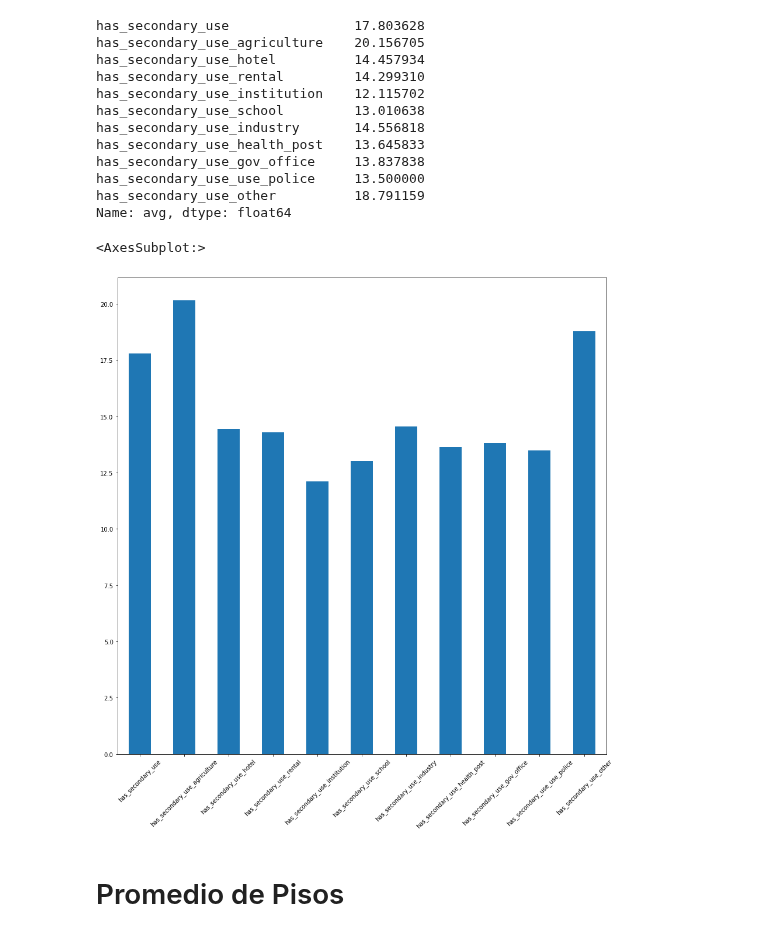
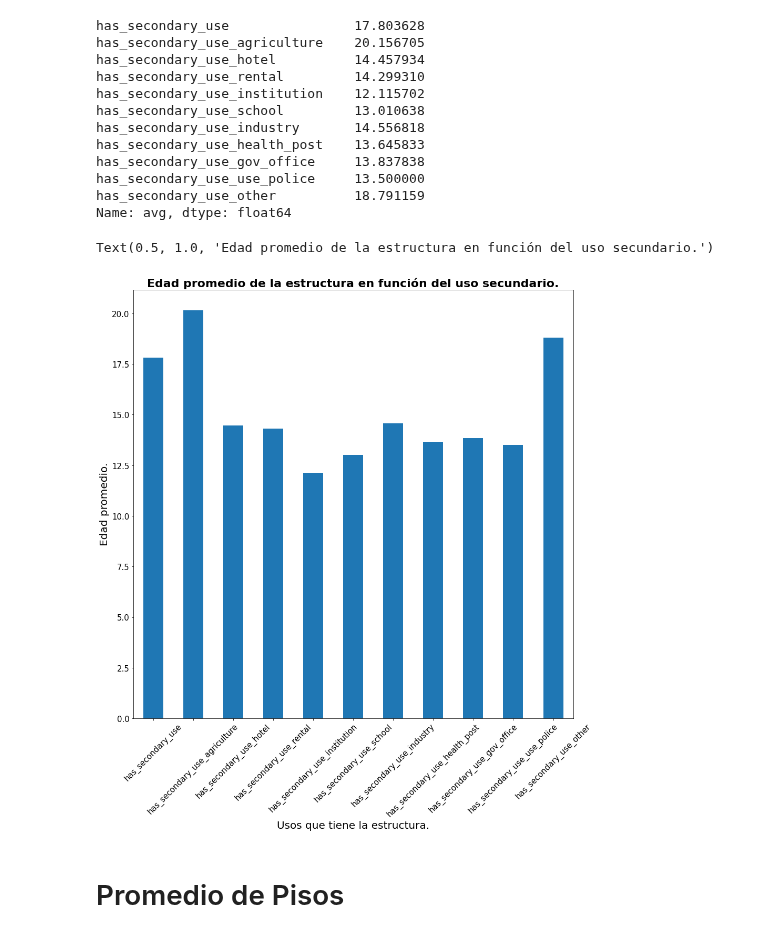
Before and after one commit to joaquinfontela/OrganizacionDeDatos-TP1, a Jupyter notebook: src/Comparaciones.ipynb, the cells around one changed output. Saved outputs shown, nothing was run; the diff lists cells and outputs as text; code cells hidden in the pictures.

```diff
--- a/src/Comparaciones.ipynb
+++ b/src/Comparaciones.ipynb
@@ -275,10 +279,14 @@ has_secondary_use_use_police     13.500000
 has_secondary_use_other          18.791159
 Name: avg, dtype: float64
 # %%
-ages["avg"].plot(kind="bar", rot=45, figsize = (15,15))
+ages["avg"].plot(kind="bar", rot=45, figsize = (15,15), fontsize = 15)
+plt.xlabel("Usos que tiene la estructura.", fontsize=20)
+plt.ylabel("Edad promedio.", fontsize=20)
+plt.title("Edad promedio de la estructura en función del uso secundario.",\
+          fontsize =22, fontweight = 'bold')
 # %% [output]
-<AxesSubplot:>
+Text(0.5, 1.0, 'Edad promedio de la estructura en función del uso secundario.')
-[figure, old version]
+[figure, new version]
 # %% [markdown]
 # Promedio de Pisos
 # %%
```
Also changed, not shown: parts of 17 cells of this notebook, 8 other files.
